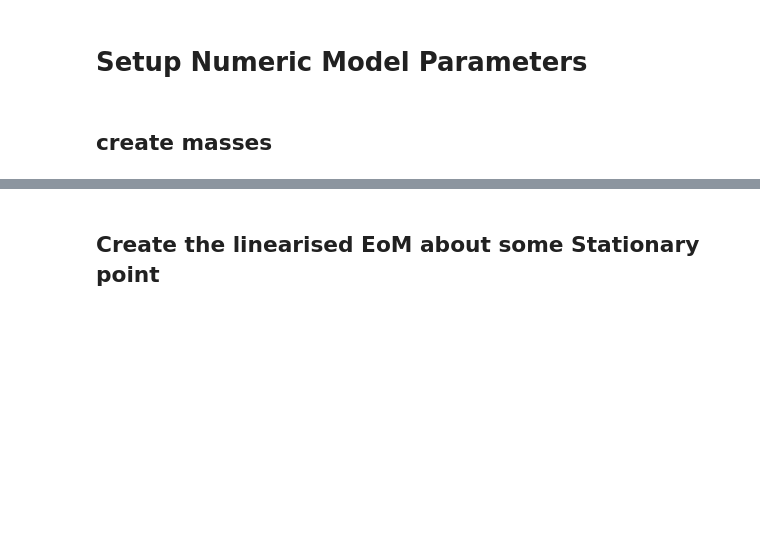
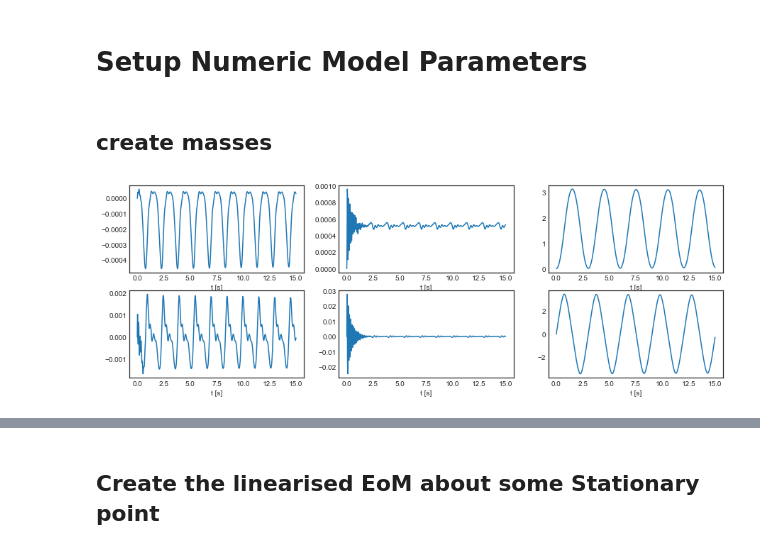
Before and after one commit to fh9g12/FwtModels, a Jupyter notebook: Workbooks/5_Non-linear FWTD Assumed Shapes/2_AssumedShapesV2-FWTD - JEC Compare-Copy2.ipynb, the cells around one changed output, grey strips where cells are left out. Cells and saved outputs as stored; diff of their text form; code cells hidden in the pictures; blank space fills up the shorter version.

```diff
--- a/Workbooks/5_Non-linear FWTD Assumed Shapes/2_AssumedShapesV2-FWTD - JEC Compare-Copy2.ipynb
+++ b/Workbooks/5_Non-linear FWTD Assumed Shapes/2_AssumedShapesV2-FWTD - JEC Compare-Copy2.ipynb
@@ -188,6 +190,28 @@ yData = solve_ivp(objectiveDeriv,(0,15),y0)
 #yData = solve_ivp(objectiveDeriv,(0,tmax),yi[:,-1])
 
 func_alpha = alpha_fwt.subs(p.GetSubs(0,y0))
+# %%
+yi = yData.y
+t = yData.t
+
+plt.style.use('seaborn-white')
+
+fig, axes = plt.subplots(2,int(len(yi)/2),figsize=(15,5))
+
+for i in range(int(len(yi)/2)):
+    # pos plot
+    axes[0][i].plot(t,yi[i*2])
+    axes[0][i].set_ylabel('')
+    axes[0][i].set_xlabel('t [s]')
+    #axes[0][i].set(xlim=(0,0.1))
+
+    # vel plot
+    axes[1][i].plot(t,yi[i*2+1])
+    axes[1][i].set_ylabel('')
+    axes[1][i].set_xlabel('t [s]')
+    #axes[1][i].set(xlim=(0,0.1))
+# %% [output]
+[figure, added]
 # %%
 yi = yData.y
 t = yData.t
```
Also changed, not shown: parts of 22 cells of this notebook.
